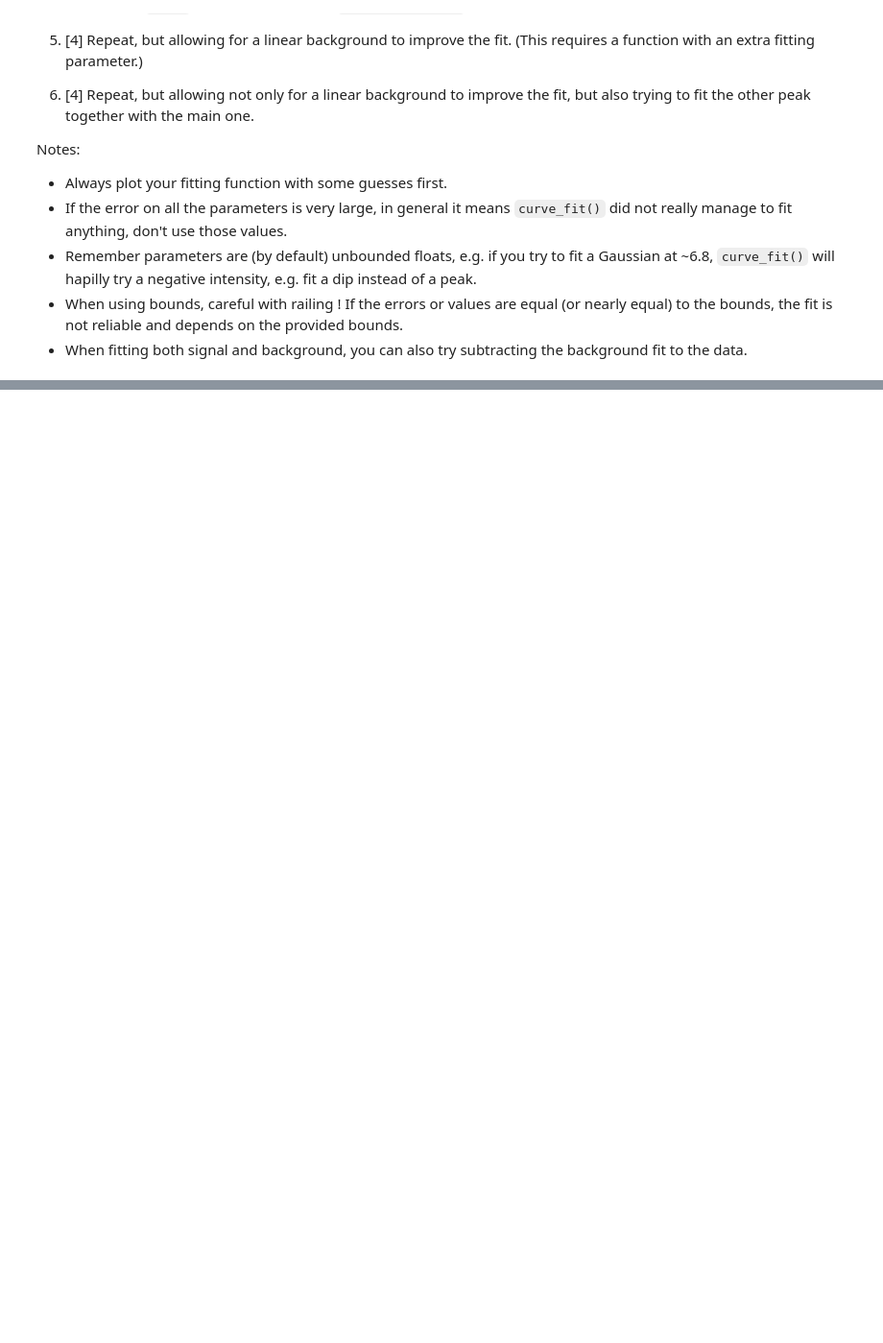
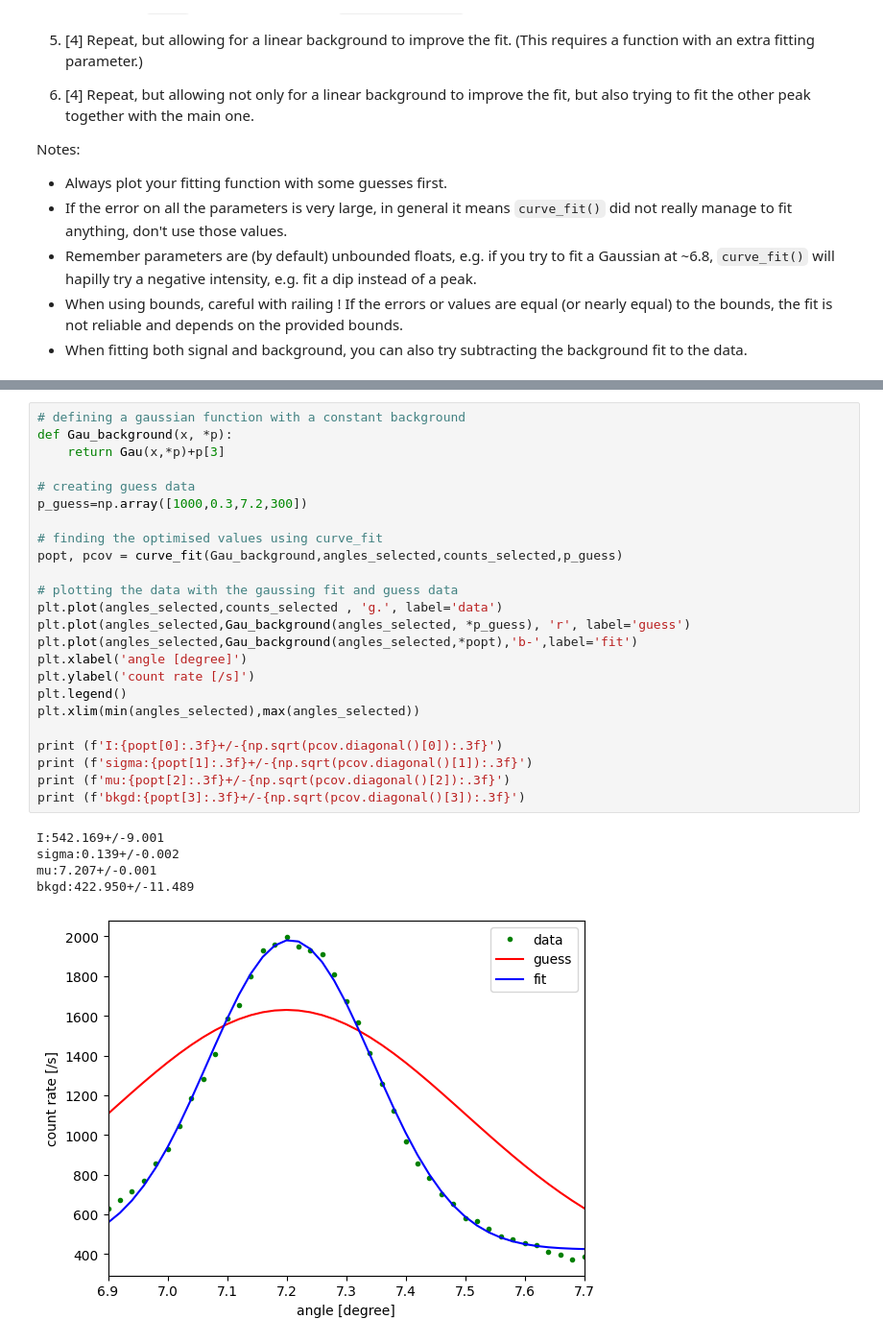
Before and after one commit to PX2145-2025/week-4-b-max-cook, a Jupyter notebook: Curvefit.ipynb, the cells around one changed output, grey strips where cells are left out. Shown at 96% size. Saved outputs shown, nothing was run; the diff lists cells and outputs as text; blank space fills up the shorter version.

```diff
--- a/Curvefit.ipynb
+++ b/Curvefit.ipynb
@@ -285,0 +318,30 @@ Text(0, 0.5, 'count rate [/s]')
+# %%
+# defining a gaussian function with a constant background
+def Gau_background(x, *p):
+    return Gau(x,*p)+p[3]
+
+# creating guess data
+p_guess=np.array([1000,0.3,7.2,300])
+
+# finding the optimised values using curve_fit
+popt, pcov = curve_fit(Gau_background,angles_selected,counts_selected,p_guess)
+
+# plotting the data with the gaussing fit and guess data
+plt.plot(angles_selected,counts_selected , 'g.', label='data')
+plt.plot(angles_selected,Gau_background(angles_selected, *p_guess), 'r', label='guess')
+plt.plot(angles_selected,Gau_background(angles_selected,*popt),'b-',label='fit')
+plt.xlabel('angle [degree]')
+plt.ylabel('count rate [/s]')
+plt.legend()
+plt.xlim(min(angles_selected),max(angles_selected))
+
+print (f'I:{popt[0]:.3f}+/-{np.sqrt(pcov.diagonal()[0]):.3f}')
+print (f'sigma:{popt[1]:.3f}+/-{np.sqrt(pcov.diagonal()[1]):.3f}')
+print (f'mu:{popt[2]:.3f}+/-{np.sqrt(pcov.diagonal()[2]):.3f}')
+print (f'bkgd:{popt[3]:.3f}+/-{np.sqrt(pcov.diagonal()[3]):.3f}')
+# %% [output]
+I:542.169+/-9.001
+sigma:0.139+/-0.002
+mu:7.207+/-0.001
+bkgd:422.950+/-11.489
+[figure, added]
```
Also changed, not shown: parts of 4 cells of this notebook.
